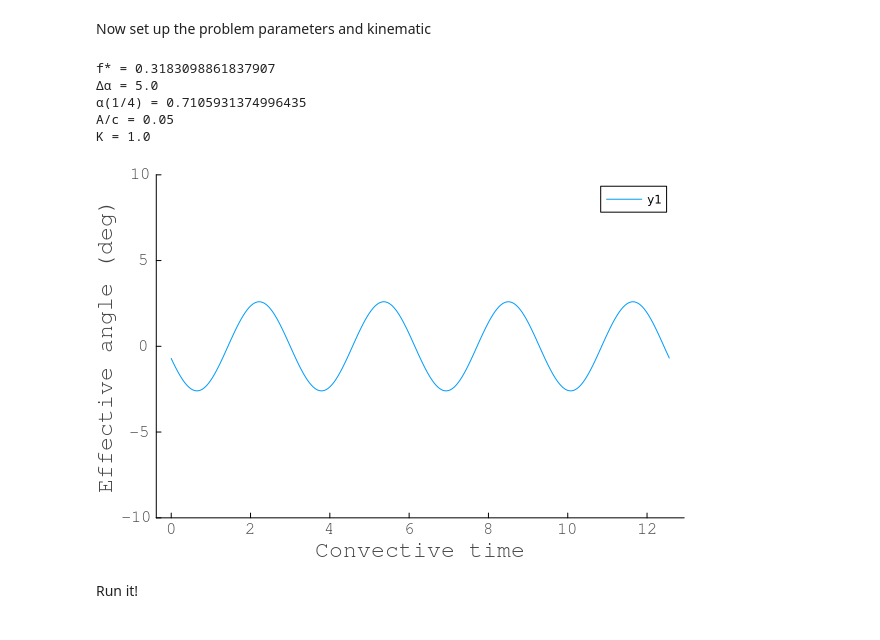
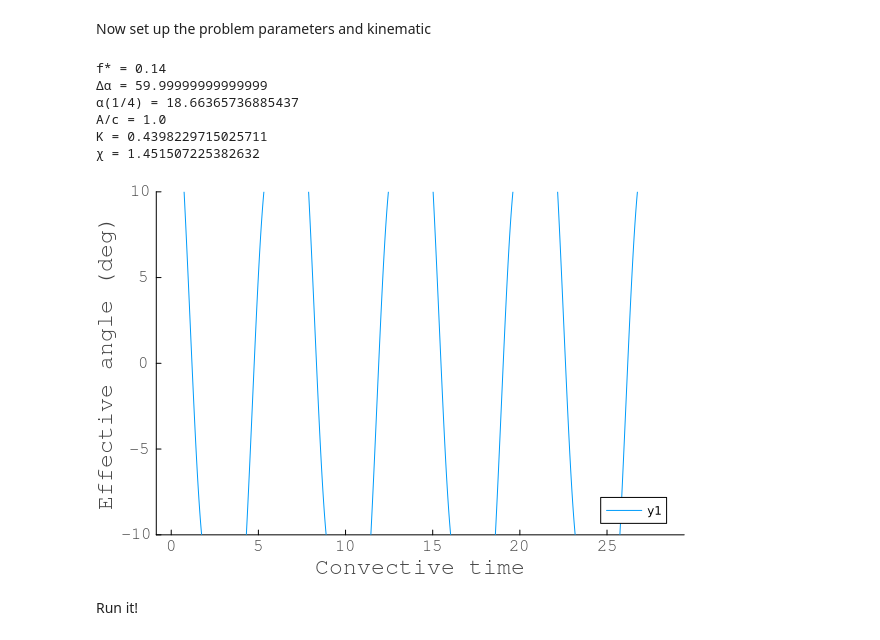
Before and after one commit to darwindarak/PotentialFlow.jl, a Jupyter notebook: other-notebooks/Hybrid Model Force Compare Oscil Heave.ipynb, the cells around one changed output. Drawn from its saved outputs; the diff is of its cells as text; code cells hidden in the pictures.

```diff
--- a/other-notebooks/Hybrid Model Force Compare Oscil Heave.ipynb
+++ b/other-notebooks/Hybrid Model Force Compare Oscil Heave.ipynb
@@ -308,36 +335,47 @@ N = 128   # number of plate control points
 lesp = 10 #0.1
 tesp = 0.0
 
+#=
 a = 0.25 #0.25 # location of pitch axis, a = 0.5 is leading edge
 ϕ = -π/2  # phase lag of pitch to heave
 A = 0.05 #0.0  # amplitude/chord
 fstar = 1/π # fc/U
 α₀ = 0 # mean angle of attack
 Δα = 5π/180 #2π/180 # amplitude of pitching
+=#
 
+# Kinsey-Dumas case
+a = 0.2 #0.2 # location of pitch axis, a = 0.5 is leading edge
+ϕ = -π/2  # phase lag of pitch to heave
+A = 1.0 #1.0  # amplitude/chord
+fstar = 0.14 # fc/U
+α₀ = 0π/180 # mean angle of attack
+Δα = 60π/180 #20π/180 # amplitude of pitching
+
+χ = Δα/atan(2π*A*fstar)
 K = π*fstar # reduced frequency, K = πfc/U
 println("f* = ",fstar)
 println("Δα = ",Δα*180/π)
 println("α(1/4) = ",abs(atan(2*K*A)-Δα)*180/π)
 println("A/c = ",A)
 println("K = ",K)
+println("χ = ",χ)
 
 oscil = RigidBodyMotions.PitchHeave(1.0,a,K,ϕ,α₀,Δα,A);
 motion = Plates.RigidBodyMotion(oscil);
 # %% [output]
-f* = 0.3183098861837907
-Δα = 5.0
-α(1/4) = 0.7105931374996435
-A/c = 0.05
-K = 1.0
+f* = 0.14
+Δα = 59.99999999999999
+α(1/4) = 18.66365736885437
+A/c = 1.0
+K = 0.4398229715025711
+χ = 1.451507225382632
 # %%
 t = 0:0.01:(4.0./fstar)
-#plot(t,oscil.Ẏ.(t))
-#plot!(t,oscil.α̇.(t))
-Vy = map(x -> imag(x[1]),oscil.(t))
-αeff = atan.(-Vy)+oscil.α.(t)
+Vy = map(x -> imag(x[1]),motion.kin.(t))
+αeff = atan.(-Vy)+motion.kin.α.(t)
 plot(t,αeff*180/π,ylim=(-10,10),ylabel="Effective angle (deg)",xlabel="Convective time")
 # %% [output]
-[figure, old version]
+[figure, new version]
 # %% [markdown]
 Run it!
```
Also changed, not shown: parts of 9 cells of this notebook.
